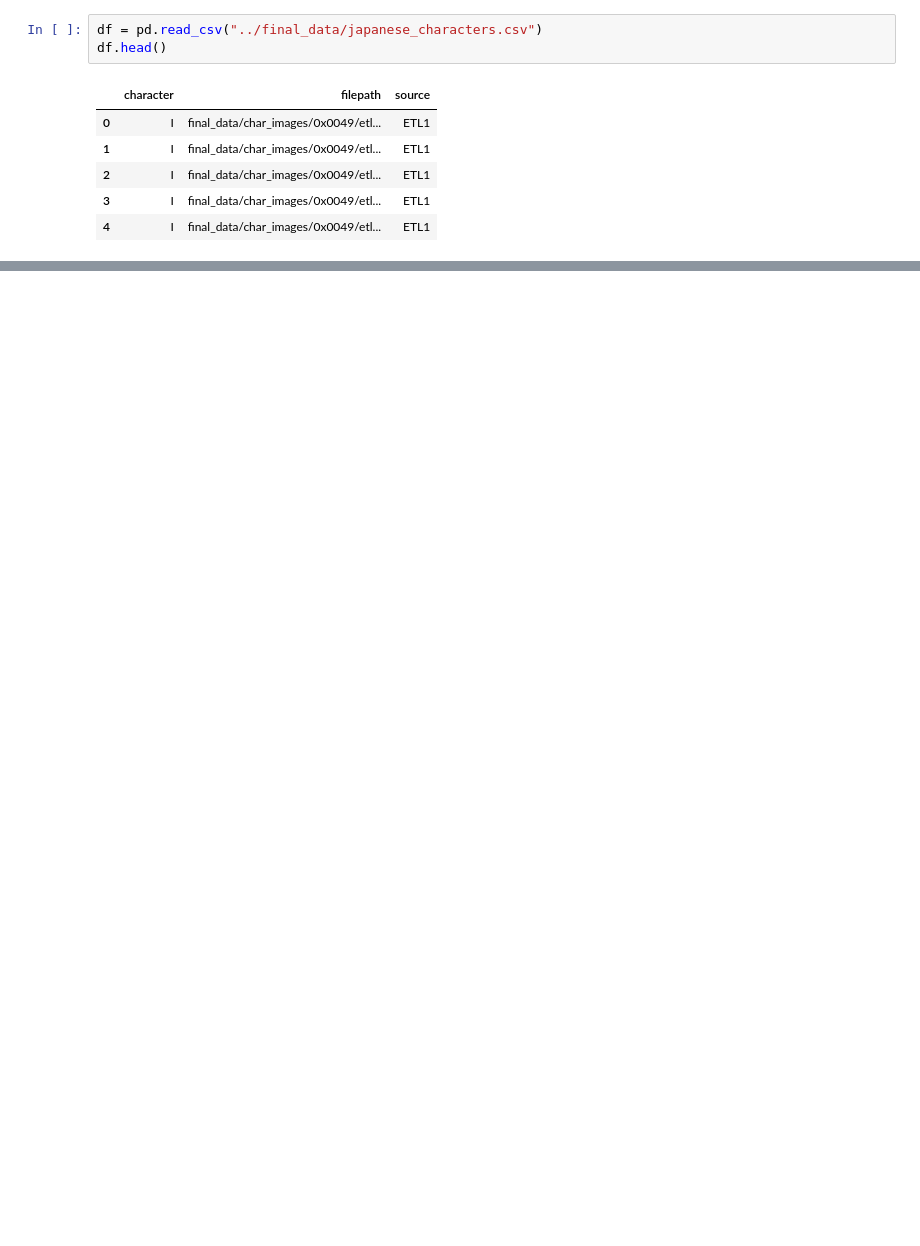
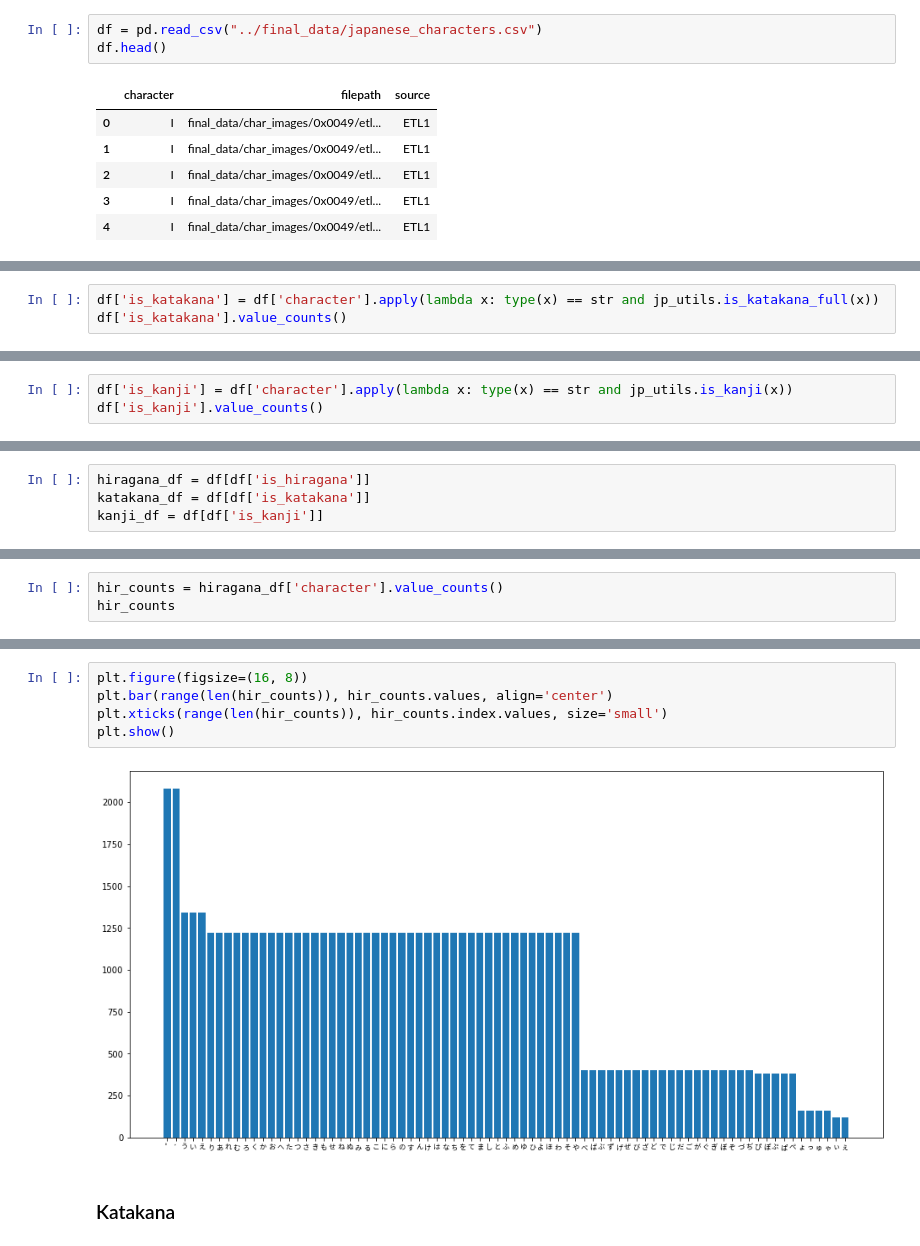
Before and after one commit to Jpec57/jpec_japanese_ocr, a Jupyter notebook: src/exploration.ipynb, the cells around one changed output, grey strips where cells are left out. Cells and saved outputs as stored; diff of their text form; blank space fills up the shorter version.

```diff
--- a/src/exploration.ipynb
+++ b/src/exploration.ipynb
@@ -36,0 +74,3 @@ Name: character, Length: 3191, dtype: int64
+# %%
+df['is_katakana'] = df['character'].apply(lambda x: type(x) == str and jp_utils.is_katakana_full(x))
+df['is_katakana'].value_counts()
@@ -36,0 +81,3 @@ Name: character, Length: 3191, dtype: int64
+# %%
+df['is_kanji'] = df['character'].apply(lambda x: type(x) == str and jp_utils.is_kanji(x))
+df['is_kanji'].value_counts()
@@ -36,0 +88,4 @@ Name: character, Length: 3191, dtype: int64
+# %%
+hiragana_df = df[df['is_hiragana']]
+katakana_df = df[df['is_katakana']]
+kanji_df = df[df['is_kanji']]
@@ -36,0 +94,3 @@ Name: character, Length: 3191, dtype: int64
+# %%
+hir_counts = hiragana_df['character'].value_counts()
+hir_counts
@@ -36,0 +110,9 @@ Name: character, Length: 3191, dtype: int64
+# %%
+plt.figure(figsize=(16, 8))
+plt.bar(range(len(hir_counts)), hir_counts.values, align='center')
+plt.xticks(range(len(hir_counts)), hir_counts.index.values, size='small')
+plt.show()
+# %% [output]
+[figure, added]
+# %% [markdown]
+### Katakana
```
Also changed, not shown: parts of 24 cells of this notebook, 10 other files.
